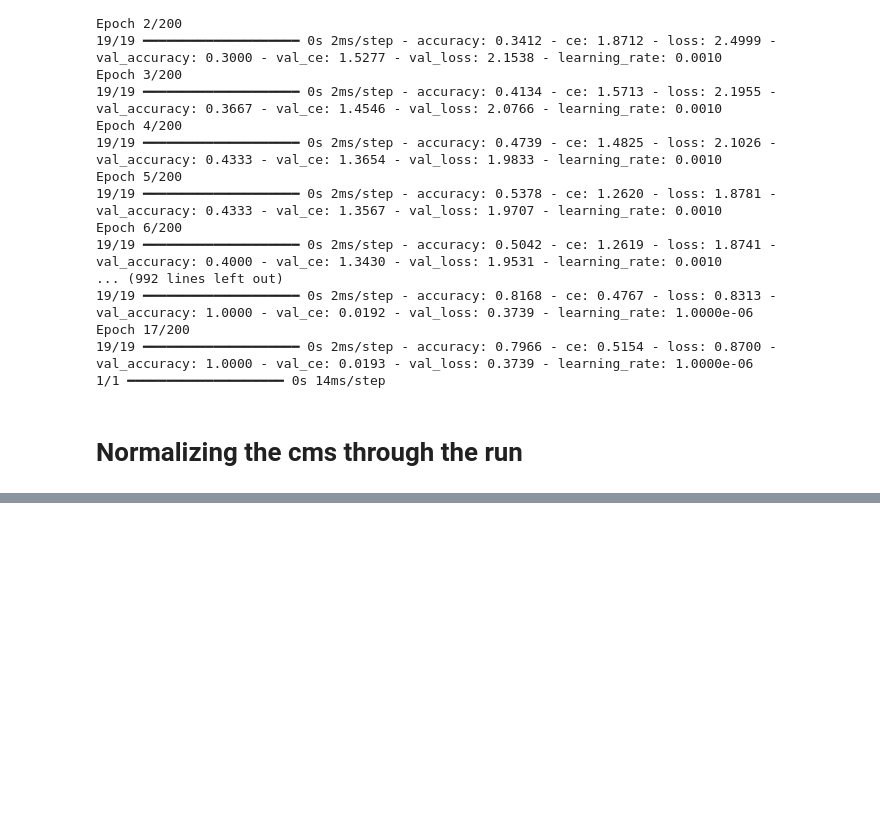
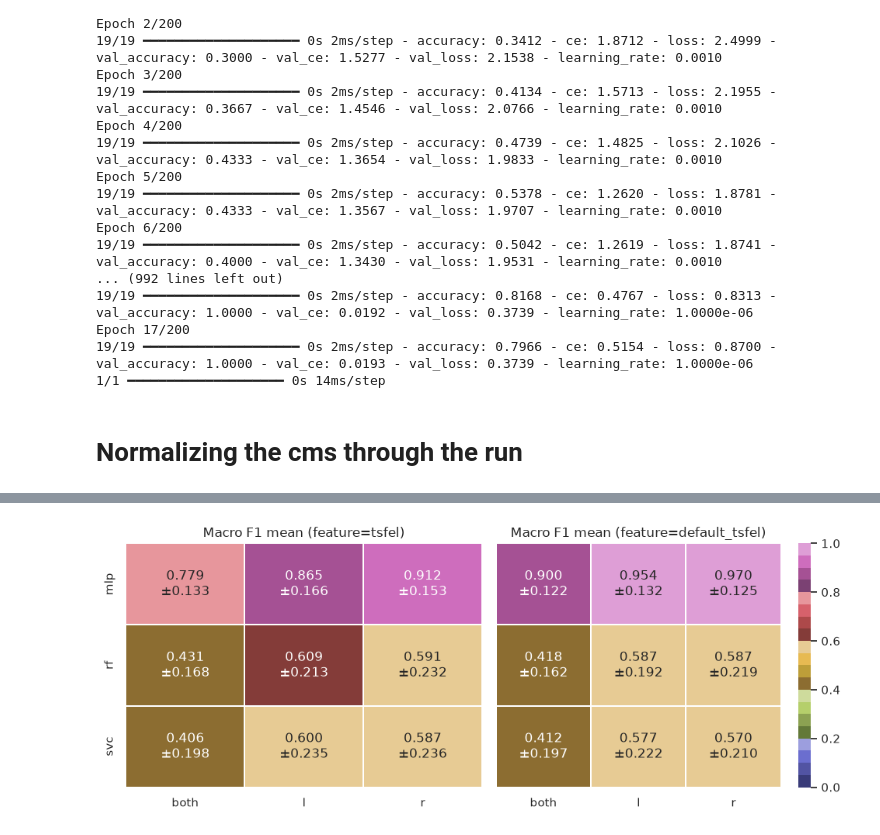
Before and after one commit to Le-Manh/bpa_ba_code, a Jupyter notebook: ANN/debug.ipynb, the cells around one changed output, grey strips where cells are left out. Cells and saved outputs as stored; diff of their text form; code cells hidden in the pictures; blank space fills up the shorter version.

```diff
--- a/ANN/debug.ipynb
+++ b/ANN/debug.ipynb
@@ -625,0 +754,62 @@ summary_df.to_csv("../auswertung_features/results/results_logo_summary.csv")
+# %%
+import pandas as pd
+import numpy as np
+import seaborn as sns
+import matplotlib.pyplot as plt
+
+df = pd.read_csv("../auswertung_features/results/results_logo_summary.csv")
+
+def parse_file(fname):
+    s = fname.replace("results_logo_", "").replace(".csv", "")
+    parts = s.split("_")
+
+    model = parts[0]  # mlp / svc / rf
+
+    hand = "both"
+    if parts[-1] in ("l", "r"):
+        hand = parts[-1]
+        parts = parts[:-1]
+
+    feature = "default_tsfel" if "default" in parts else "tsfel"
+    return model, feature, hand
+
+df[["model", "feature", "hand"]] = df["file"].apply(lambda x: pd.Series(parse_file(x)))
+
+# 95% CI für Macro F1 (Unsicherheit des Mittelwerts)
+df["macro_f1_ci95"] = 1.96 * df["macro_f1_sd"] / np.sqrt(df["n"])
+
+sns.set_theme(style="white")
+
+features = ["tsfel", "default_tsfel"]  # Reihenfolge der Panels
+hands = ["both", "l", "r"]             # Spalten in der Heatmap
+
+fig, axes = plt.subplots(1, 2, figsize=(10, 4), sharey=True)
+
+for ax, feat in zip(axes, features):
+    sub = df[df["feature"] == feat]
+
+    # Rows: model, Columns: hand
+    mean_p = sub.pivot(index="model", columns="hand", values="macro_f1_mean").reindex(columns=hands)
+    sd_p   = sub.pivot(index="model", columns="hand", values="macro_f1_sd").reindex(columns=hands)
+
+    annot = mean_p.copy().astype(str)
+    for i in mean_p.index:
+        for j in mean_p.columns:
+            annot.loc[i, j] = f"{mean_p.loc[i,j]:.3f}\n±{sd_p.loc[i,j]:.3f}"
+
+    sns.heatmap(
+        mean_p, ax=ax,
+        cmap="tab20b", vmin=0, vmax=1,
+        annot=annot, fmt="",
+        cbar=(feat == features[-1]),  # nur rechts eine Colorbar
+        linewidths=0.1
+    )
+    ax.set_title(f"Macro F1 mean (feature={feat})")
+    ax.set_xlabel("")
+    ax.set_ylabel("")
+
+plt.tight_layout()
+
+fig.savefig("../auswertung_features/result_plots/results_logo_summary_heatmap_feature.svg", transparent=True)
+# %% [output]
+[figure, added]
```
Also changed, not shown: parts of 6 cells of this notebook, 57 other files.
